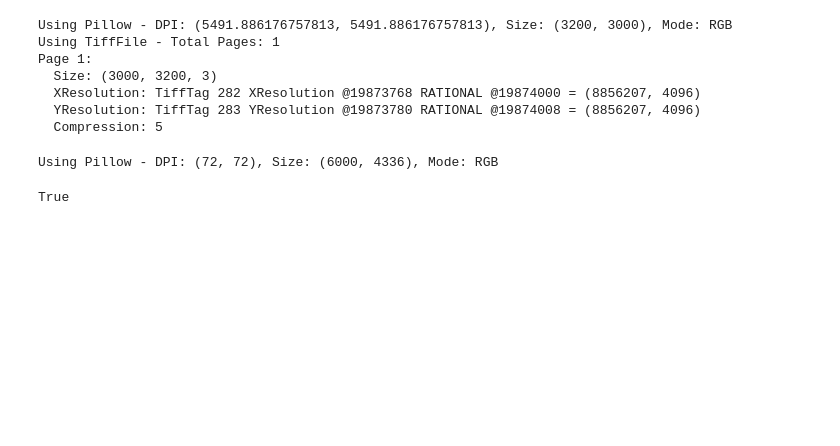
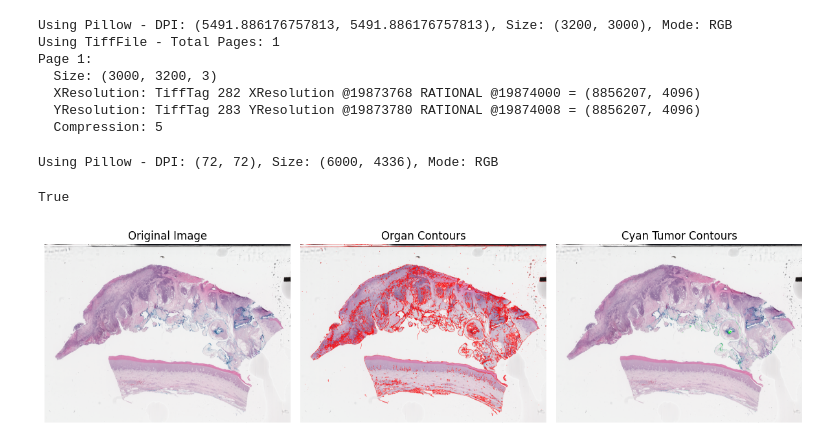
Before and after one commit to ScheWann/Biovis2025, a Jupyter notebook: Python/image_processing.ipynb, the cells around one changed output. Drawn from its saved outputs; the diff is of its cells as text; code cells hidden in the pictures; blank space fills up the shorter version.

```diff
--- a/Python/image_processing.ipynb
+++ b/Python/image_processing.ipynb
@@ -55,3 +55,57 @@ bicubic = cv2.resize(image, (result.shape[1], result.shape[0]), interpolation=cv
 cv2.imwrite('bicubic_test.png', bicubic)
 # %% [output]
 True
+# %%
+import cv2
+import numpy as np
+import matplotlib.pyplot as plt
+
+# 加载图片
+image_path = "tissue_hires_image.png"  # 替换为你的图片路径
+image = cv2.imread(image_path)
+image_rgb = cv2.cvtColor(image, cv2.COLOR_BGR2RGB)
+
+# 转换为 HSV 颜色空间
+hsv_image = cv2.cvtColor(image, cv2.COLOR_BGR2HSV)
+
+# 组织轮廓提取 - 使用灰度图和边缘检测
+gray_image = cv2.cvtColor(image, cv2.COLOR_BGR2GRAY)
+blurred = cv2.GaussianBlur(gray_image, (5, 5), 0)
+edges = cv2.Canny(blurred, 50, 150)
+
+# 找到组织轮廓
+contours, _ = cv2.findContours(edges, cv2.RETR_EXTERNAL, cv2.CHAIN_APPROX_SIMPLE)
+contour_image = image_rgb.copy()
+cv2.drawContours(contour_image, contours, -1, (255, 0, 0), 2)  # 用蓝色画组织轮廓
+
+# 青色区域掩膜
+lower_cyan = np.array([85, 50, 50])   # 青色范围 (HSV)
+upper_cyan = np.array([100, 255, 255])
+cyan_mask = cv2.inRange(hsv_image, lower_cyan, upper_cyan)
+
+# 青色区域轮廓提取
+cyan_contours, _ = cv2.findContours(cyan_mask, cv2.RETR_EXTERNAL, cv2.CHAIN_APPROX_SIMPLE)
+tumor_image = image_rgb.copy()
+cv2.drawContours(tumor_image, cyan_contours, -1, (0, 255, 0), 2)  # 用绿色画青色肿瘤轮廓
+
+# 显示结果
+plt.figure(figsize=(12, 8))
+plt.subplot(1, 3, 1)
+plt.title("Original Image")
+plt.imshow(image_rgb)
+plt.axis("off")
+
+plt.subplot(1, 3, 2)
+plt.title("Organ Contours")
+plt.imshow(contour_image)
+plt.axis("off")
+
+plt.subplot(1, 3, 3)
+plt.title("Cyan Tumor Contours")
+plt.imshow(tumor_image)
+plt.axis("off")
+
+plt.tight_layout()
+plt.show()
+# %% [output]
+[figure, added]
```
Also changed, not shown: parts of 1 cell of this notebook, 1 other file.
